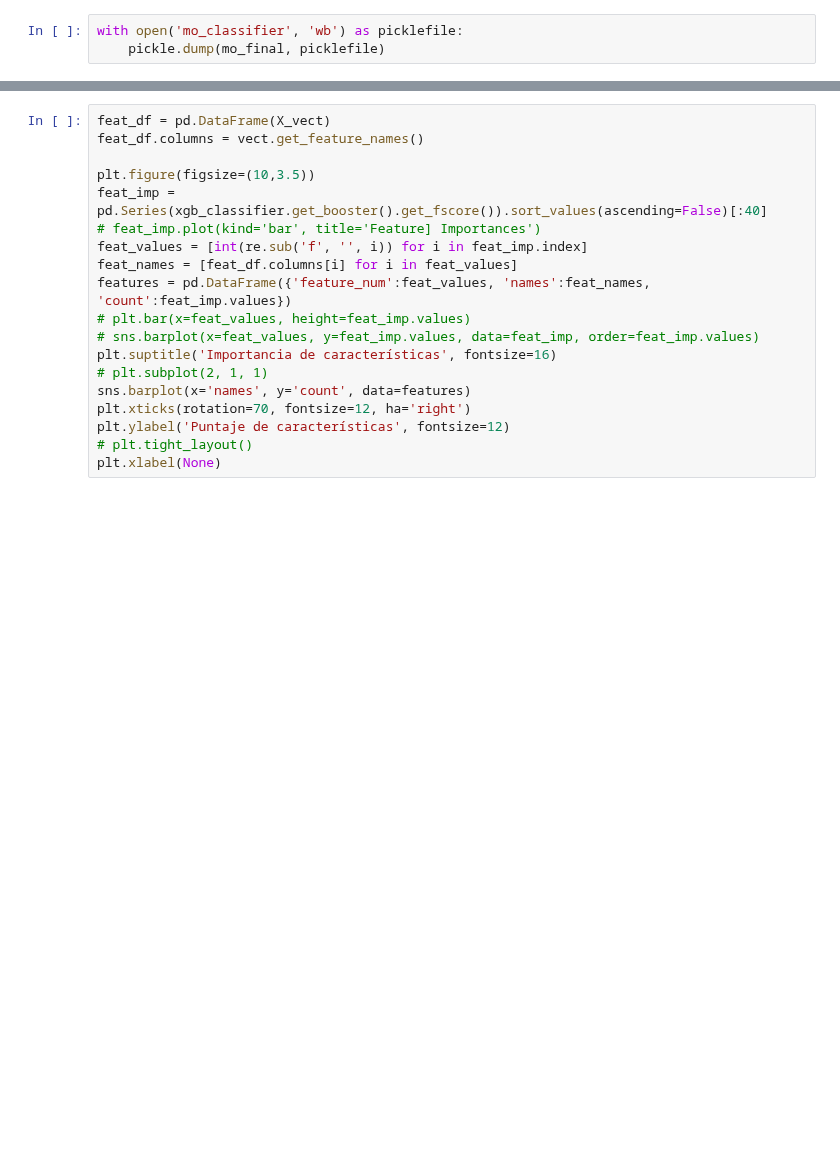
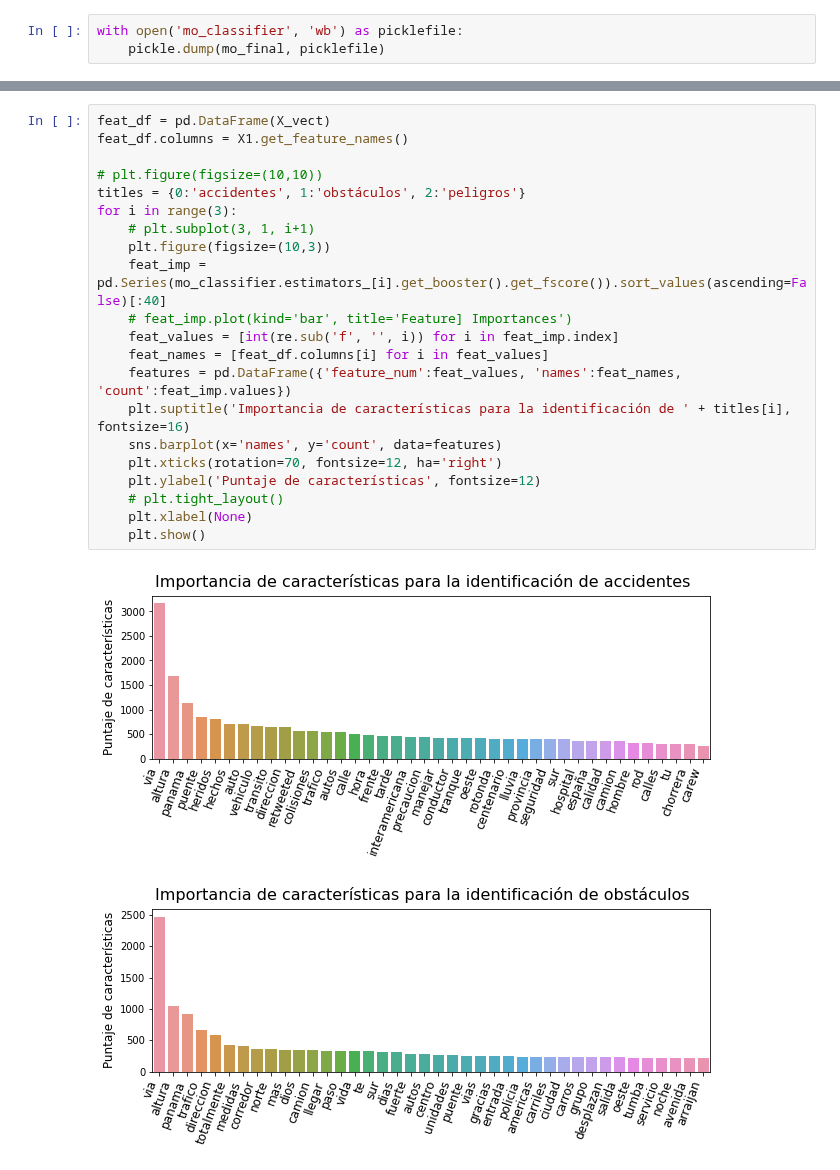
Before and after one commit to Liu-Lc/TwitterTraffic-Pty, a Jupyter notebook: categorization.ipynb, the cells around one changed output, grey strips where cells are left out. Saved outputs shown, nothing was run; the diff lists cells and outputs as text; blank space fills up the shorter version.

```diff
--- a/categorization.ipynb
+++ b/categorization.ipynb
@@ -591,19 +517,24 @@ plt.show()
 # %%
 feat_df = pd.DataFrame(X_vect)
-feat_df.columns = vect.get_feature_names()
+feat_df.columns = X1.get_feature_names()
 
-plt.figure(figsize=(10,3.5))
-feat_imp = pd.Series(xgb_classifier.get_booster().get_fscore()).sort_values(ascending=False)[:40]
-# feat_imp.plot(kind='bar', title='Feature] Importances')
-feat_values = [int(re.sub('f', '', i)) for i in feat_imp.index]
-feat_names = [feat_df.columns[i] for i in feat_values]
-features = pd.DataFrame({'feature_num':feat_values, 'names':feat_names, 'count':feat_imp.values})
-# plt.bar(x=feat_values, height=feat_imp.values)
-# sns.barplot(x=feat_values, y=feat_imp.values, data=feat_imp, order=feat_imp.values)
-plt.suptitle('Importancia de características', fontsize=16)
-# plt.subplot(2, 1, 1)
-sns.barplot(x='names', y='count', data=features)
-plt.xticks(rotation=70, fontsize=12, ha='right')
-plt.ylabel('Puntaje de características', fontsize=12)
-# plt.tight_layout()
-plt.xlabel(None)
+# plt.figure(figsize=(10,10))
+titles = {0:'accidentes', 1:'obstáculos', 2:'peligros'}
+for i in range(3):
+    # plt.subplot(3, 1, i+1)
+    plt.figure(figsize=(10,3))
+    feat_imp = pd.Series(mo_classifier.estimators_[i].get_booster().get_fscore()).sort_values(ascending=False)[:40]
+    # feat_imp.plot(kind='bar', title='Feature] Importances')
+    feat_values = [int(re.sub('f', '', i)) for i in feat_imp.index]
+    feat_names = [feat_df.columns[i] for i in feat_values]
+    features = pd.DataFrame({'feature_num':feat_values, 'names':feat_names, 'count':feat_imp.values})
+    plt.suptitle('Importancia de características para la identificación de ' + titles[i], fontsize=16)
+    sns.barplot(x='names', y='count', data=features)
+    plt.xticks(rotation=70, fontsize=12, ha='right')
+    plt.ylabel('Puntaje de características', fontsize=12)
+    # plt.tight_layout()
+    plt.xlabel(None)
+    plt.show()
+# %% [output]
+[figure, added]
+[figure, added]
```
Also changed, not shown: parts of 23 cells of this notebook, 1 other file.
